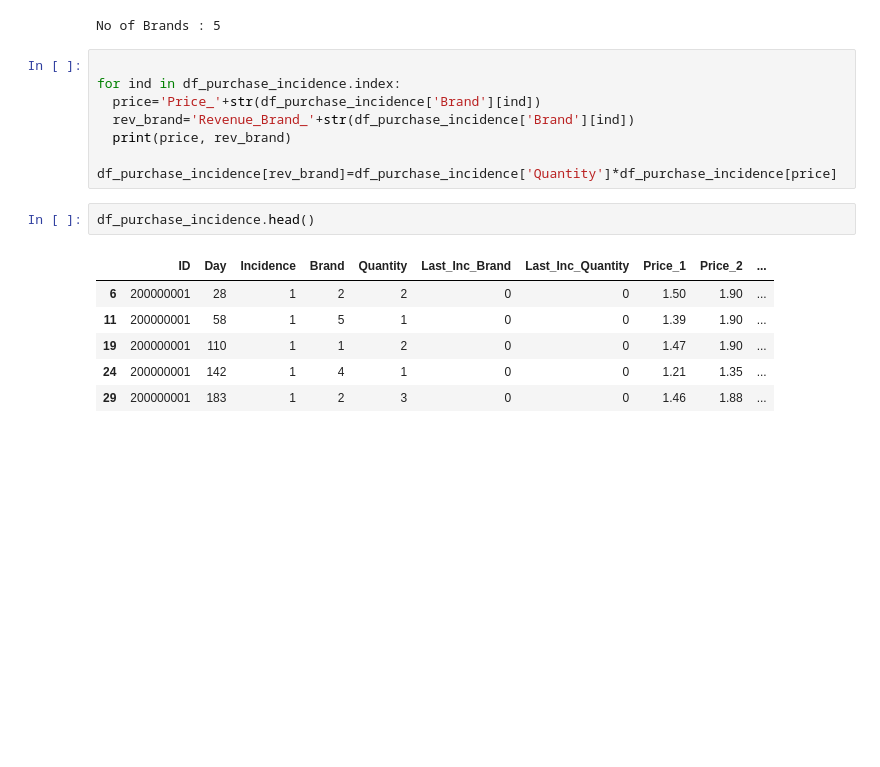
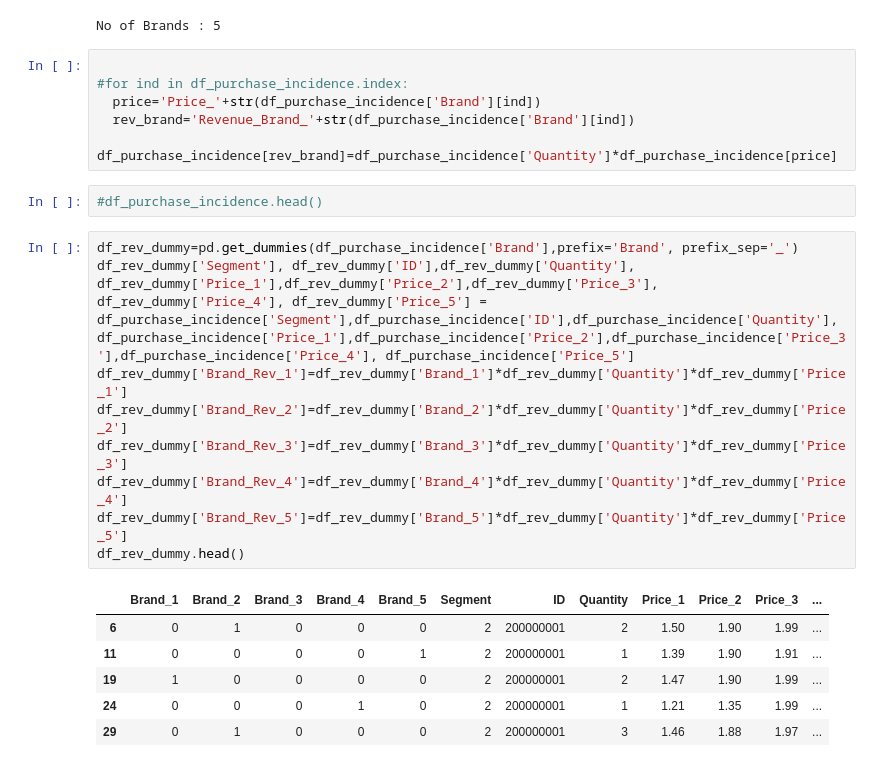
Before and after one commit to rajeevak40/Retail_Analytics, a Jupyter notebook: Purchase_Analytics.ipynb, the cells around one changed output. Drawn from its saved outputs; the diff is of its cells as text; blank space fills up the shorter version.

```diff
--- a/Purchase_Analytics.ipynb
+++ b/Purchase_Analytics.ipynb
@@ -317,17 +332,25 @@ print(f"No of Brands :",no_of_brands )
 No of Brands : 5
 # %%
 
-for ind in df_purchase_incidence.index:
+#for ind in df_purchase_incidence.index:
   price='Price_'+str(df_purchase_incidence['Brand'][ind])
   rev_brand='Revenue_Brand_'+str(df_purchase_incidence['Brand'][ind])
-  print(price, rev_brand)
   df_purchase_incidence[rev_brand]=df_purchase_incidence['Quantity']*df_purchase_incidence[price]
-# %%
-df_purchase_incidence.head()
-# %% [output]
-|  | ID | Day | Incidence | Brand | Quantity | Last_Inc_Brand | Last_Inc_Quantity | Price_1 | Price_2 | ... |
-| 6 | 200000001 | 28 | 1 | 2 | 2 | 0 | 0 | 1.50 | 1.90 | ... |
-| 11 | 200000001 | 58 | 1 | 5 | 1 | 0 | 0 | 1.39 | 1.90 | ... |
-| 19 | 200000001 | 110 | 1 | 1 | 2 | 0 | 0 | 1.47 | 1.90 | ... |
-| 24 | 200000001 | 142 | 1 | 4 | 1 | 0 | 0 | 1.21 | 1.35 | ... |
-| 29 | 200000001 | 183 | 1 | 2 | 3 | 0 | 0 | 1.46 | 1.88 | ... |
+# %%
+#df_purchase_incidence.head()
+# %%
+df_rev_dummy=pd.get_dummies(df_purchase_incidence['Brand'],prefix='Brand', prefix_sep='_')
+df_rev_dummy['Segment'], df_rev_dummy['ID'],df_rev_dummy['Quantity'], df_rev_dummy['Price_1'],df_rev_dummy['Price_2'],df_rev_dummy['Price_3'], df_rev_dummy['Price_4'], df_rev_dummy['Price_5'] = df_purchase_incidence['Segment'],df_purchase_incidence['ID'],df_purchase_incidence['Quantity'], df_purchase_incidence['Price_1'],df_purchase_incidence['Price_2'],df_purchase_incidence['Price_3'],df_purchase_incidence['Price_4'], df_purchase_incidence['Price_5']
+df_rev_dummy['Brand_Rev_1']=df_rev_dummy['Brand_1']*df_rev_dummy['Quantity']*df_rev_dummy['Price_1']
+df_rev_dummy['Brand_Rev_2']=df_rev_dummy['Brand_2']*df_rev_dummy['Quantity']*df_rev_dummy['Price_2']
+df_rev_dummy['Brand_Rev_3']=df_rev_dummy['Brand_3']*df_rev_dummy['Quantity']*df_rev_dummy['Price_3']
+df_rev_dummy['Brand_Rev_4']=df_rev_dummy['Brand_4']*df_rev_dummy['Quantity']*df_rev_dummy['Price_4']
+df_rev_dummy['Brand_Rev_5']=df_rev_dummy['Brand_5']*df_rev_dummy['Quantity']*df_rev_dummy['Price_5']
+df_rev_dummy.head()
+# %% [output]
+|  | Brand_1 | Brand_2 | Brand_3 | Brand_4 | Brand_5 | Segment | ID | Quantity | Price_1 | Price_2 | Price_3 | ... |
+| 6 | 0 | 1 | 0 | 0 | 0 | 2 | 200000001 | 2 | 1.50 | 1.90 | 1.99 | ... |
+| 11 | 0 | 0 | 0 | 0 | 1 | 2 | 200000001 | 1 | 1.39 | 1.90 | 1.91 | ... |
+| 19 | 1 | 0 | 0 | 0 | 0 | 2 | 200000001 | 2 | 1.47 | 1.90 | 1.99 | ... |
+| 24 | 0 | 0 | 0 | 1 | 0 | 2 | 200000001 | 1 | 1.21 | 1.35 | 1.99 | ... |
+| 29 | 0 | 1 | 0 | 0 | 0 | 2 | 200000001 | 3 | 1.46 | 1.88 | 1.97 | ... |
```
Also changed, not shown: parts of 3 cells of this notebook.
